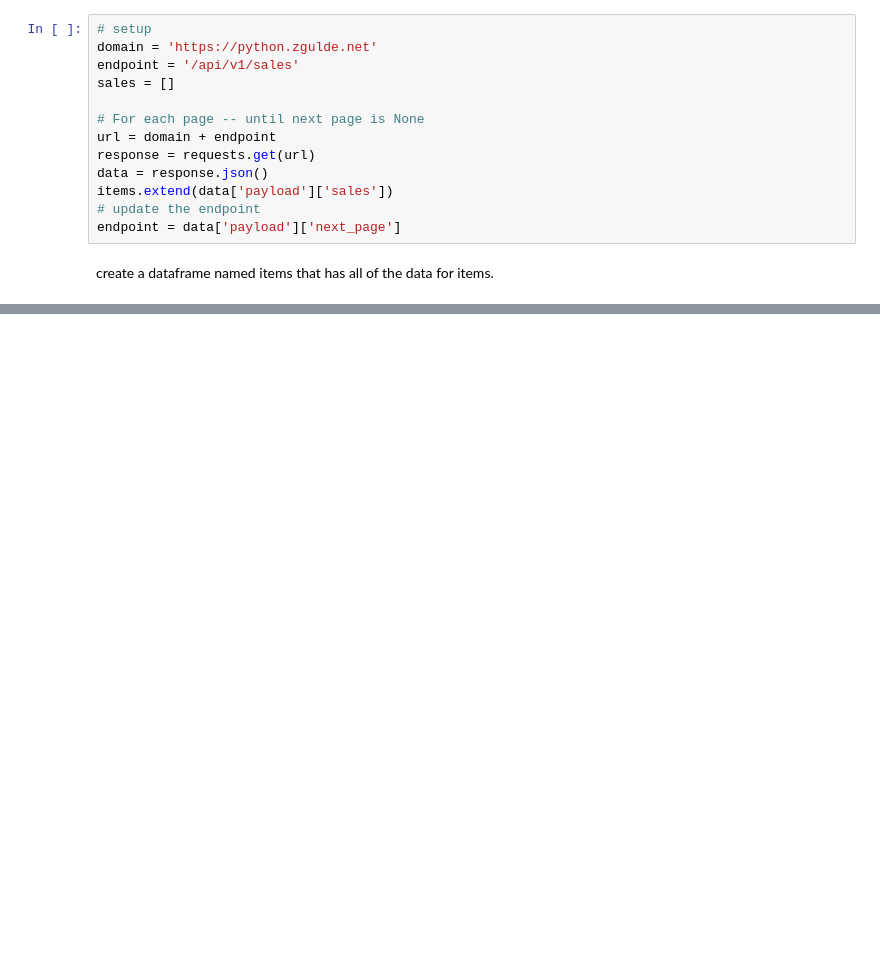
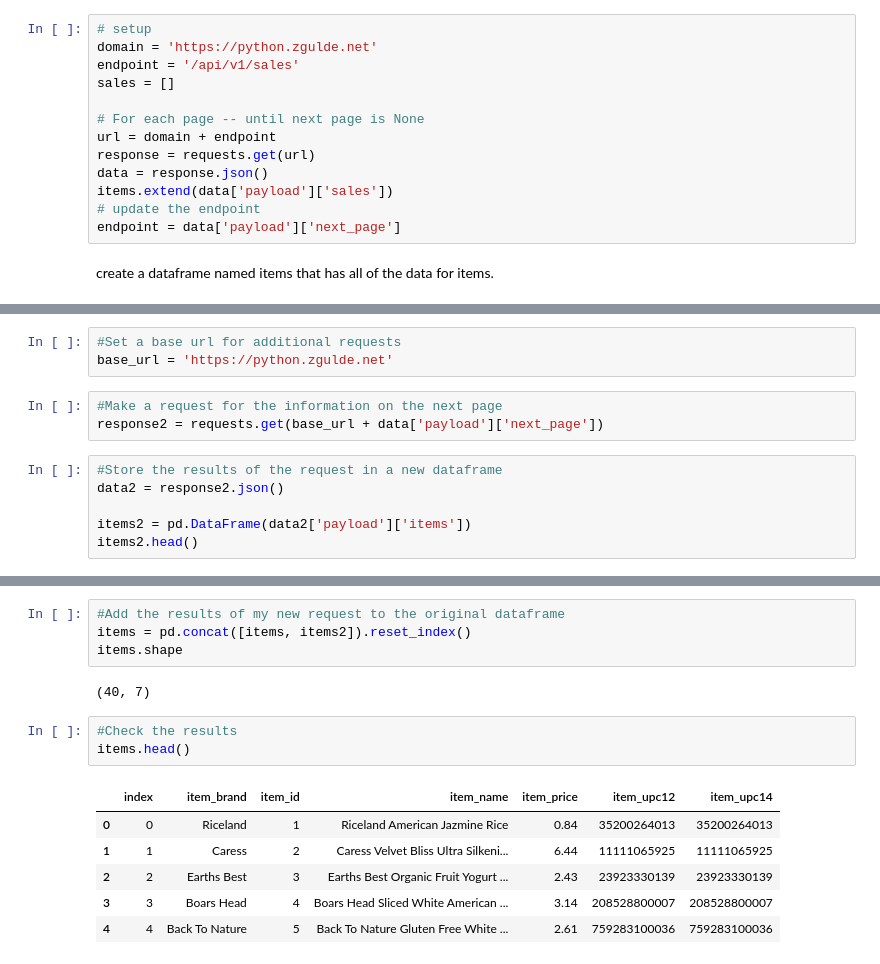
Before and after one commit to tim-keriazes/time-series-exercises, a Jupyter notebook: time_series_exercises.ipynb, the cells around one changed output, grey strips where cells are left out. Cells and saved outputs as stored; diff of their text form; blank space fills up the shorter version.

```diff
--- a/time_series_exercises.ipynb
+++ b/time_series_exercises.ipynb
@@ -332,0 +441,12 @@ create a dataframe named items that has all of the data for items.
+# %%
+#Set a base url for additional requests
+base_url = 'https://python.zgulde.net'
+# %%
+#Make a request for the information on the next page
+response2 = requests.get(base_url + data['payload']['next_page'])
+# %%
+#Store the results of the request in a new dataframe
+data2 = response2.json()
+
+items2 = pd.DataFrame(data2['payload']['items'])
+items2.head()
@@ -332,0 +460,16 @@ create a dataframe named items that has all of the data for items.
+# %%
+#Add the results of my new request to the original dataframe
+items = pd.concat([items, items2]).reset_index()
+items.shape
+# %% [output]
+(40, 7)
+# %%
+#Check the results
+items.head()
+# %% [output]
+|  | index | item_brand | item_id | item_name | item_price | item_upc12 | item_upc14 |
+| 0 | 0 | Riceland | 1 | Riceland American Jazmine Rice | 0.84 | 35200264013 | 35200264013 |
+| 1 | 1 | Caress | 2 | Caress Velvet Bliss Ultra Silkeni... | 6.44 | 11111065925 | 11111065925 |
+| 2 | 2 | Earths Best | 3 | Earths Best Organic Fruit Yogurt ... | 2.43 | 23923330139 | 23923330139 |
+| 3 | 3 | Boars Head | 4 | Boars Head Sliced White American ... | 3.14 | 208528800007 | 208528800007 |
+| 4 | 4 | Back To Nature | 5 | Back To Nature Gluten Free White ... | 2.61 | 759283100036 | 759283100036 |
```
Also changed, not shown: parts of 48 cells of this notebook.
